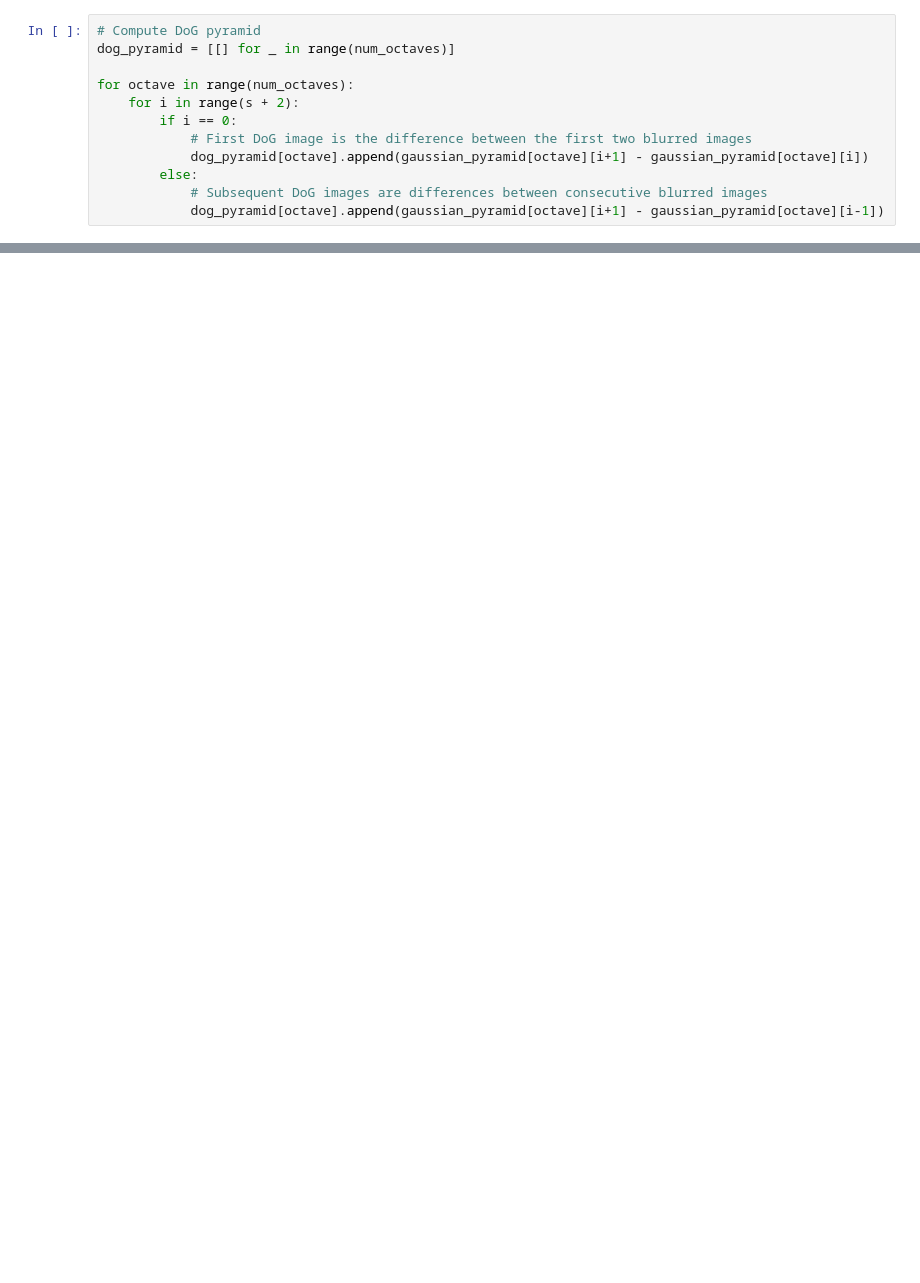
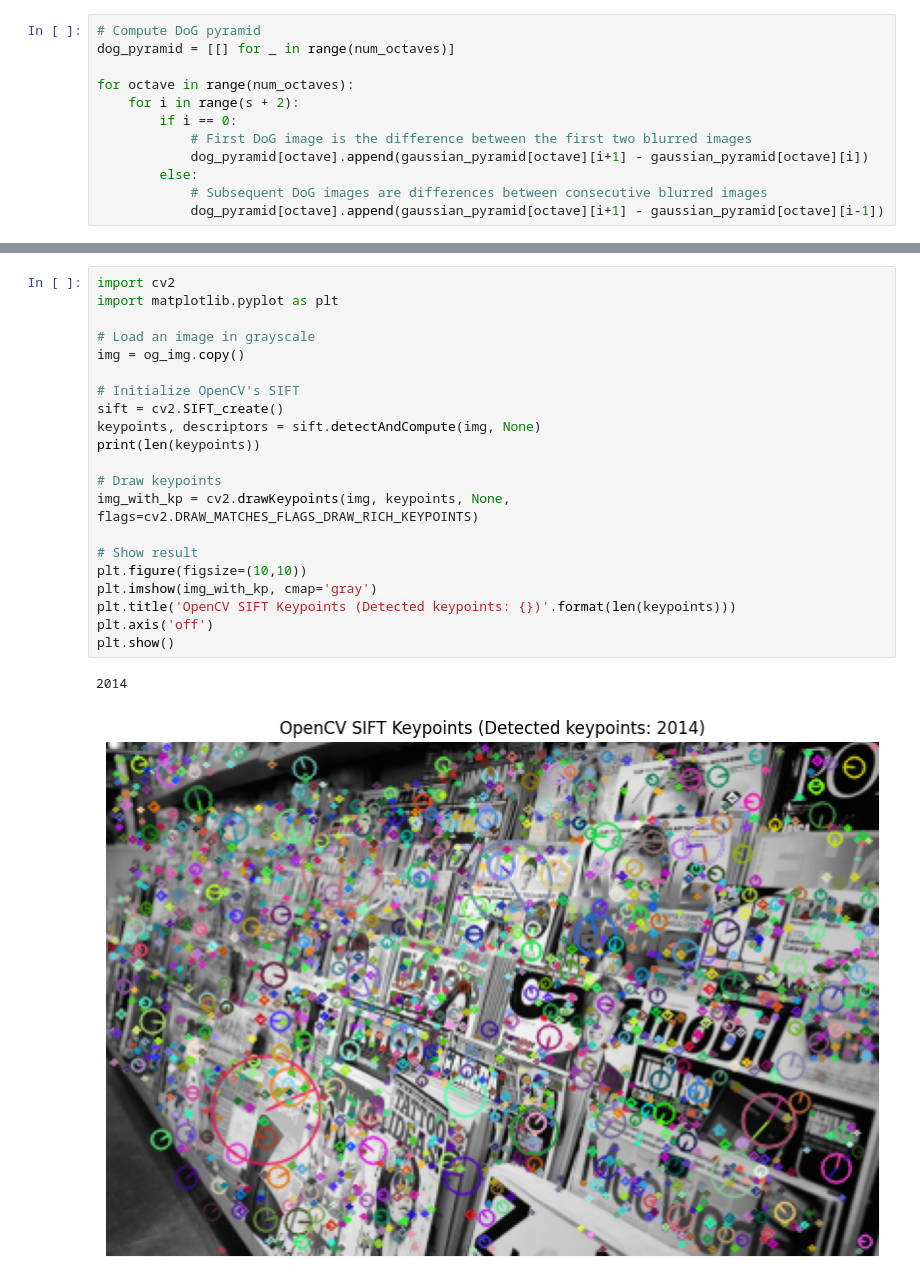
Before and after one commit to Meesdeboer/SIFT-from-scratch, a Jupyter notebook: 1. Keypoint detection.ipynb, the cells around one changed output, grey strips where cells are left out. Cells and saved outputs as stored; diff of their text form; blank space fills up the shorter version.

```diff
--- a/1. Keypoint detection.ipynb
+++ b/1. Keypoint detection.ipynb
@@ -153,0 +261,24 @@ print(len(keypoints))
+# %%
+import cv2
+import matplotlib.pyplot as plt
+
+# Load an image in grayscale
+img = og_img.copy()
+
+# Initialize OpenCV's SIFT
+sift = cv2.SIFT_create()
+keypoints, descriptors = sift.detectAndCompute(img, None)
+print(len(keypoints))
+
+# Draw keypoints
+img_with_kp = cv2.drawKeypoints(img, keypoints, None, flags=cv2.DRAW_MATCHES_FLAGS_DRAW_RICH_KEYPOINTS)
+
+# Show result
+plt.figure(figsize=(10,10))
+plt.imshow(img_with_kp, cmap='gray')
+plt.title('OpenCV SIFT Keypoints (Detected keypoints: {})'.format(len(keypoints)))
+plt.axis('off')
+plt.show()
+# %% [output]
+2014
+[figure, added]
```
Also changed, not shown: parts of 8 cells of this notebook, 2 other files.
